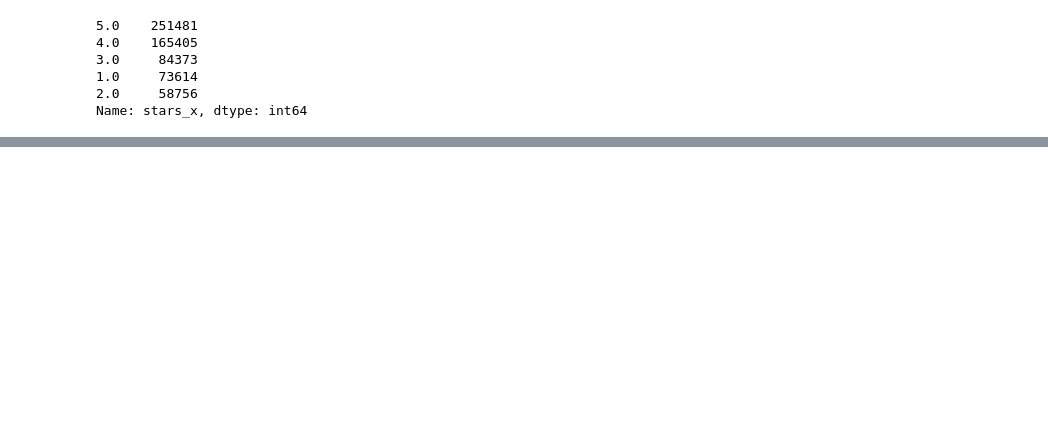
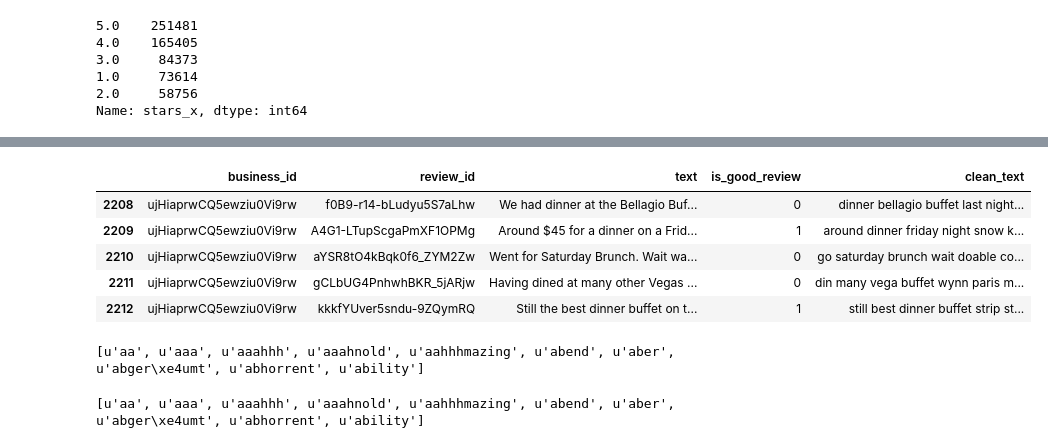
Before and after one commit to linmapitt/Springboard, a Jupyter notebook: CapStone_Project_2/Cap2_Review_Analysis.ipynb, the cells around one changed output, grey strips where cells are left out. Cells and saved outputs as stored; diff of their text form; code cells hidden in the pictures; blank space fills up the shorter version.

```diff
--- a/CapStone_Project_2/Cap2_Review_Analysis.ipynb
+++ b/CapStone_Project_2/Cap2_Review_Analysis.ipynb
@@ -69,20 +148,14 @@ reviews_df.head()
 # %%
-import string
-import nltk
-nltk.download('stopwords')
-nltk.download('averaged_perceptron_tagger')
-from nltk import pos_tag
-from nltk.corpus import stopwords
-from nltk.tokenize import WhitespaceTokenizer
-from nltk.stem import WordNetLemmatizer
-
 def clean_text(text):
 
     # lower text
     text = text.lower()
 
-    # tokenize text and remove puncutation
-    text = [word.strip(string.punctuation) for word in text.split(" ")]
+    # tokenize text
+    text = word_tokenize(text)
+
+    # remove puncutation
+    text = [word.strip(string.punctuation) for word in text]
 
     # remove words that contain numbers
     text = [word for word in text if not any(c.isdigit() for c in word)]
@@ -95,8 +168,8 @@ def clean_text(text):
     text = [t for t in text if len(t) > 0]
 
     # pos tag text
-
     pos_tags = pos_tag(text)
+    #print(pos_tags)
 
     # lemmatize text
     text = [WordNetLemmatizer().lemmatize(t[0], get_wordnet_pos(t[1])) for t in pos_tags]
@@ -124,0 +198,3 @@ LookupError:
+# %%
+reviews_df['clean_text'] = reviews_df['text'].apply(clean_text)
+#type(reviews_df['text'])
@@ -124,0 +204,3 @@ LookupError:
+# %%
+#reviews_df['business_id'].value_counts()
+reviews_df_bus1 = reviews_df.loc[reviews_df['business_id']=='ujHiaprwCQ5ewziu0Vi9rw'].copy()
@@ -124,0 +217,11 @@ LookupError:
+# %%
+reviews_df_bus1['clean_text'] = reviews_df_bus1['text'].apply(clean_text)
+# %%
+reviews_df_bus1.head()
+# %% [output]
+|  | business_id | review_id | text | is_good_review | clean_text |
+| 2208 | ujHiaprwCQ5ewziu0Vi9rw | f0B9-r14-bLudyu5S7aLhw | We had dinner at the Bellagio Buf... | 0 | dinner bellagio buffet last night... |
+| 2209 | ujHiaprwCQ5ewziu0Vi9rw | A4G1-LTupScgaPmXF1OPMg | Around $45 for a dinner on a Frid... | 1 | around dinner friday night snow k... |
+| 2210 | ujHiaprwCQ5ewziu0Vi9rw | aYSR8tO4kBqk0f6_ZYM2Zw | Went for Saturday Brunch. Wait wa... | 0 | go saturday brunch wait doable co... |
+| 2211 | ujHiaprwCQ5ewziu0Vi9rw | gCLbUG4PnhwhBKR_5jARjw | Having dined at many other Vegas ... | 0 | din many vega buffet wynn paris m... |
+| 2212 | ujHiaprwCQ5ewziu0Vi9rw | kkkfYUver5sndu-9ZQymRQ | Still the best dinner buffet on t... | 1 | still best dinner buffet strip st... |
@@ -124,0 +231,38 @@ LookupError:
+# %%
+y = reviews_df_bus1.is_good_review
+
+X_train, X_test, y_train, y_test = train_test_split(reviews_df_bus1['clean_text'], y, test_size=0.33, random_state=123)
+
+# Initialize a CountVectorizer object: count_vectorizer
+count_vectorizer = CountVectorizer( stop_words='english' )
+
+# Transform the training data using only the 'clean_text' column values: count_train
+count_train = count_vectorizer.fit_transform(X_train)
+
+# Transform the test data using only the 'clean_text' column values: count_test
+count_test = count_vectorizer.transform(X_test)
+
+# Print the first 10 features of the count_vectorizer
+print(count_vectorizer.get_feature_names()[:10])
+# %% [output]
+[u'aa', u'aaa', u'aaahhh', u'aaahnold', u'aahhhmazing', u'abend', u'aber', u'abger\xe4umt', u'abhorrent', u'ability']
+# %%
+# Import TfidfVectorizer
+from sklearn.feature_extraction.text import TfidfVectorizer
+
+# Initialize a TfidfVectorizer object: tfidf_vectorizer
+tfidf_vectorizer = TfidfVectorizer(stop_words='english', max_df=0.7)
+
+# Transform the training data: tfidf_train
+tfidf_train = tfidf_vectorizer.fit_transform(X_train)
+
+# Transform the test data: tfidf_test
+tfidf_test = tfidf_vectorizer.transform(X_test)
+
+# Print the first 10 features
+print(tfidf_vectorizer.get_feature_names()[:10])
+
+# Print the first 5 vectors of the tfidf training data
+#print(tfidf_train[:5])
+# %% [output]
+[u'aa', u'aaa', u'aaahhh', u'aaahnold', u'aahhhmazing', u'abend', u'aber', u'abger\xe4umt', u'abhorrent', u'ability']
```
Also changed, not shown: parts of 18 cells of this notebook.
